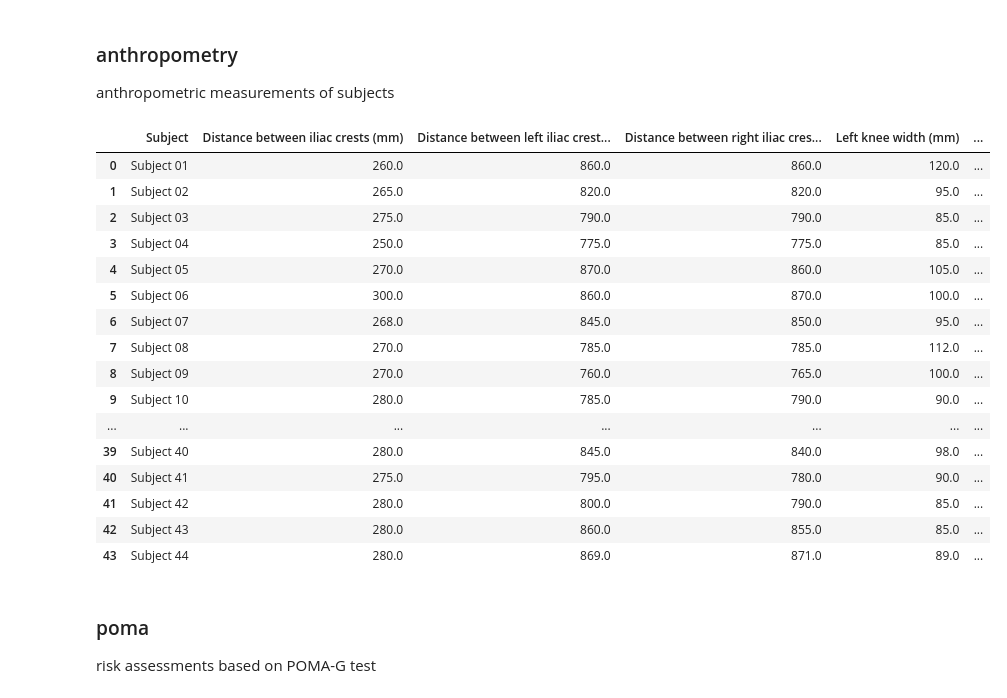
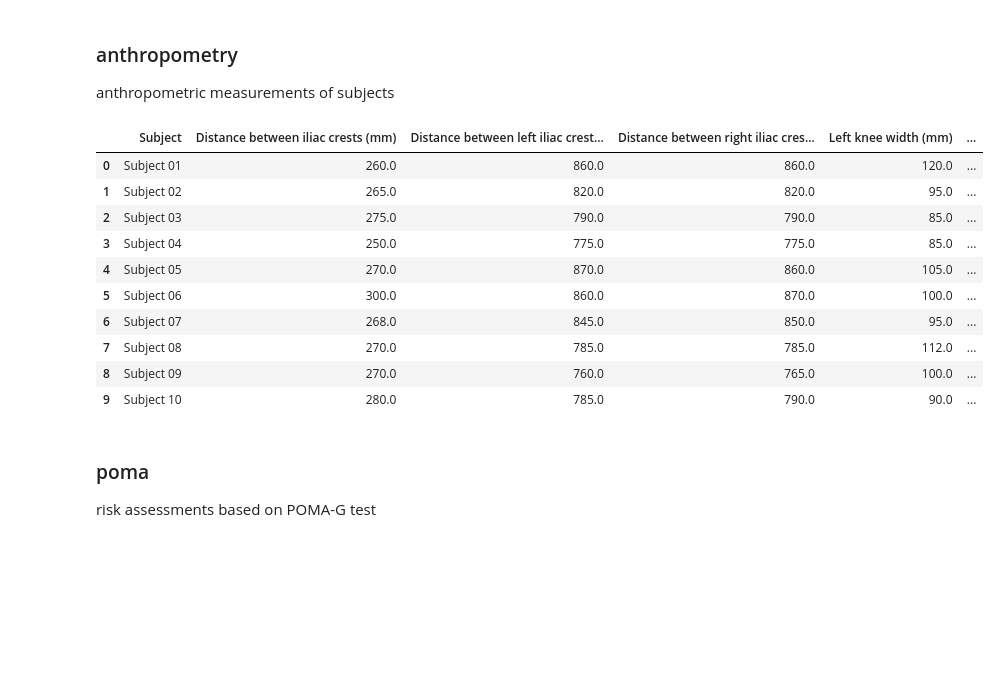
Before and after one commit to doscsy12/FallRisk, a Jupyter notebook: import_data.ipynb, the cells around one changed output. Drawn from its saved outputs; the diff is of its cells as text; code cells hidden in the pictures; blank space fills up the shorter version.

```diff
--- a/import_data.ipynb
+++ b/import_data.ipynb
@@ -119,25 +119,19 @@ anthrop = pd.read_excel('./data/02_anthropometry.xlsx', header=[0])
 anthrop = anthrop.iloc[:-2]
 anthrop = anthrop.iloc[: , :-3]
 # %%
-anthrop
+anthrop.head(10)
 # %% [output]
 |  | Subject | Distance between iliac crests (mm) | Distance between left iliac crest... | Distance between right iliac cres... | Left knee width (mm) | ... |
 | 0 | Subject 01 | 260.0 | 860.0 | 860.0 | 120.0 | ... |
 | 1 | Subject 02 | 265.0 | 820.0 | 820.0 | 95.0 | ... |
 | 2 | Subject 03 | 275.0 | 790.0 | 790.0 | 85.0 | ... |
 | 3 | Subject 04 | 250.0 | 775.0 | 775.0 | 85.0 | ... |
 | 4 | Subject 05 | 270.0 | 870.0 | 860.0 | 105.0 | ... |
 | 5 | Subject 06 | 300.0 | 860.0 | 870.0 | 100.0 | ... |
 | 6 | Subject 07 | 268.0 | 845.0 | 850.0 | 95.0 | ... |
 | 7 | Subject 08 | 270.0 | 785.0 | 785.0 | 112.0 | ... |
 | 8 | Subject 09 | 270.0 | 760.0 | 765.0 | 100.0 | ... |
 | 9 | Subject 10 | 280.0 | 785.0 | 790.0 | 90.0 | ... |
-| ... | ... | ... | ... | ... | ... | ... |
-| 39 | Subject 40 | 280.0 | 845.0 | 840.0 | 98.0 | ... |
-| 40 | Subject 41 | 275.0 | 795.0 | 780.0 | 90.0 | ... |
-| 41 | Subject 42 | 280.0 | 800.0 | 790.0 | 85.0 | ... |
-| 42 | Subject 43 | 280.0 | 860.0 | 855.0 | 85.0 | ... |
-| 43 | Subject 44 | 280.0 | 869.0 | 871.0 | 89.0 | ... |
 # %% [markdown]
 ### poma
 risk assessments based on POMA-G test
```
Also changed, not shown: parts of 1 cell of this notebook.
